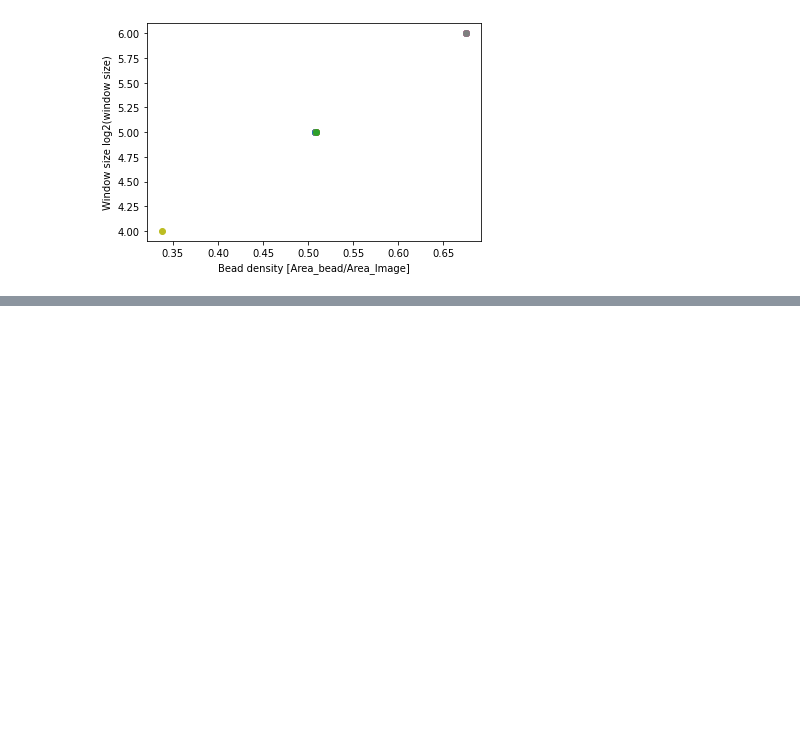
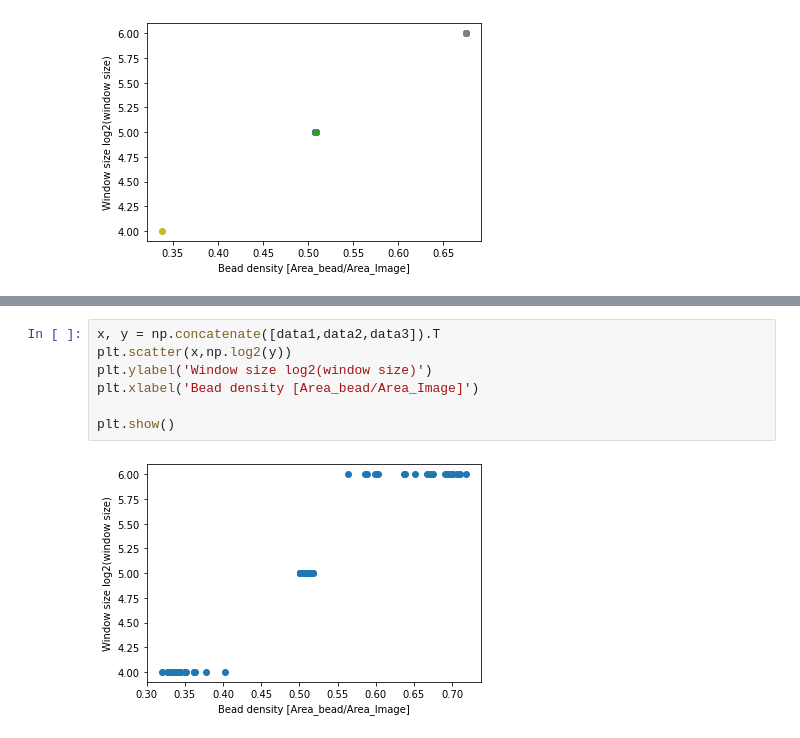
Before and after one commit to rg314/pytraction, a Jupyter notebook: scripts/get_window_size.ipynb, the cells around one changed output, grey strips where cells are left out. Saved outputs shown, nothing was run; the diff lists cells and outputs as text; blank space fills up the shorter version.

Commit message:
added automatic detection of window size #15

```diff
--- a/scripts/get_window_size.ipynb
+++ b/scripts/get_window_size.ipynb
@@ -108,0 +199,9 @@ plt.show()
+# %%
+x, y = np.concatenate([data1,data2,data3]).T
+plt.scatter(x,np.log2(y))
+plt.ylabel('Window size log2(window size)')
+plt.xlabel('Bead density [Area_bead/Area_Image]')
+
+plt.show()
+# %% [output]
+[figure, added]
```
Also changed, not shown: parts of 6 cells of this notebook, 3 other files.
